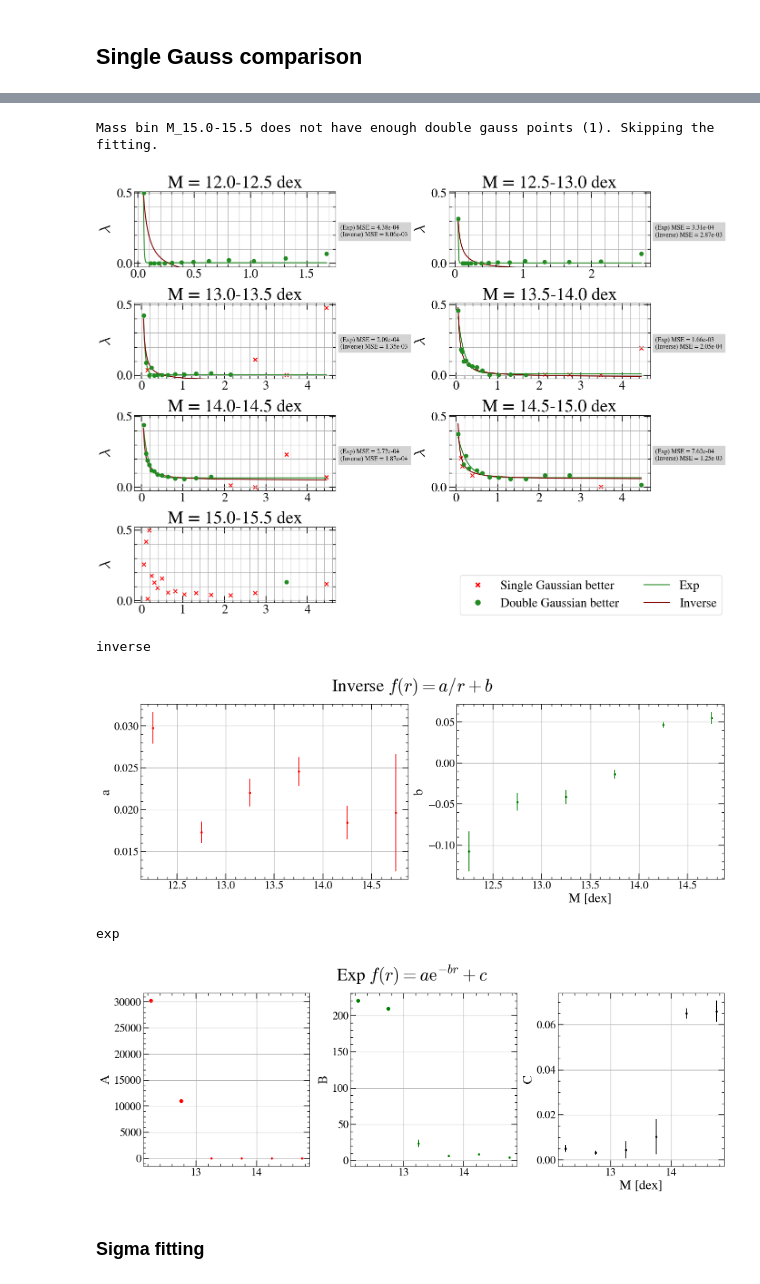
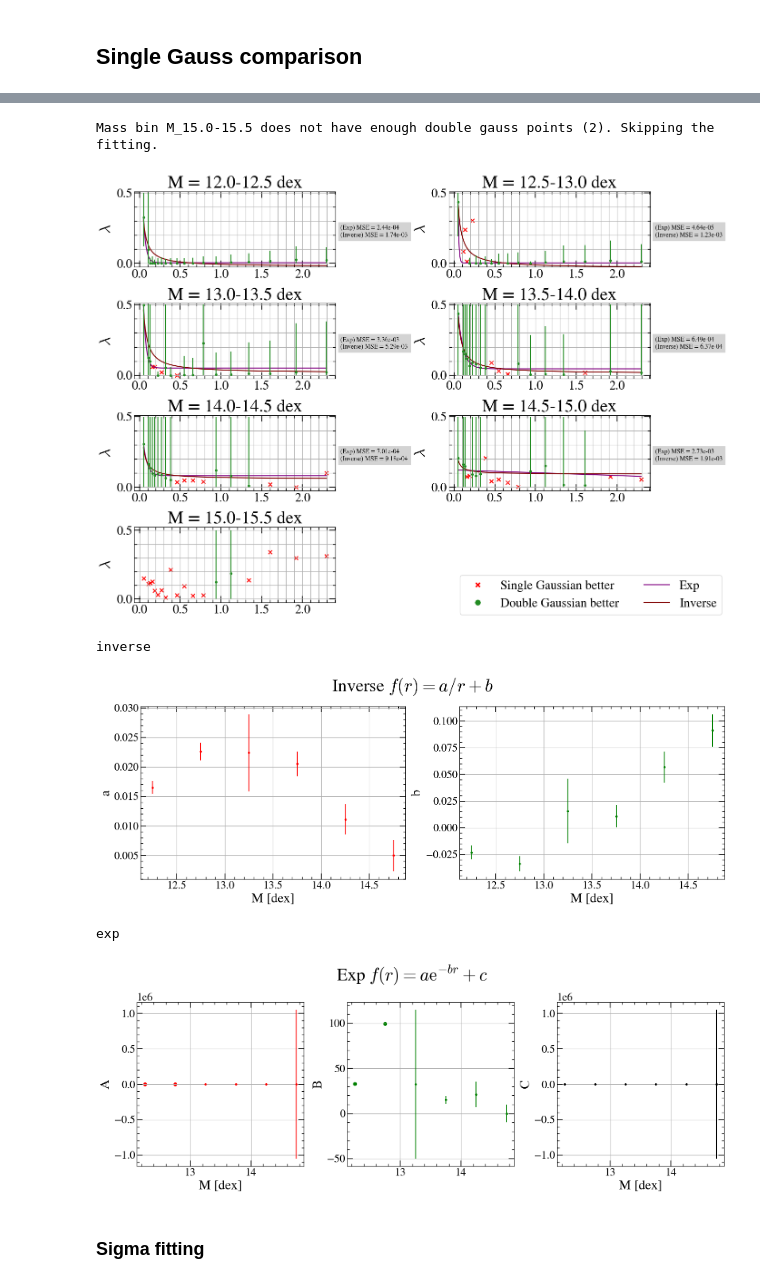
Before and after one commit to TimvdVuurst/MRP_vdvuurst, a Jupyter notebook: notebooks/onehalo_functional_forms.ipynb, the cells around one changed output, grey strips where cells are left out. Cells and saved outputs as stored; diff of their text form; code cells hidden in the pictures.

```diff
--- a/notebooks/onehalo_functional_forms.ipynb
+++ b/notebooks/onehalo_functional_forms.ipynb
@@ -211,9 +227,14 @@ colors = ['red', 'black', 'blue', 'forestgreen', 'orange', 'magenta', 'gray']
 color_dict = dict(zip(func_names,colors))
 func_dict = dict(zip(func_names, all_funcs))
 
-rbins = modified_logspace(0, 5, 18)
-rbin_centers = np.array([np.mean(rbins[i:i+2]) for i in range(17)])
+if r_unit == 'Mpc':
+    rbins = modified_logspace(0, 5, 18)
+    n = 17
+elif r_unit == 'Rvir':
+    rbins = modified_logspace(0, 2.5, 20)
+    n = 19
 
+rbin_centers = np.array([np.mean(rbins[i:i+2]) for i in range(n)])
 def reduced_chi2(O, E, sigma, dof):
     return np.sum(np.square(O - E) / sigma** 2) / dof
 
@@ -438,7 +459,7 @@ def compare_models(range_str = None, mode = 'both',single_better_border = 0.):
             # ax.set_ylabel(r'$-\log_{10}(\mathcal{L}_{\mathrm{d}} \cdot \mathcal{L}_{\mathrm{s}})$', fontsize =18)
             ax.set_ylabel(r'BIC diff', fontsize = 18)
             # ax.set_ylabel(r'$\frac{-\log_{10}(\mathcal{L}_{\mathrm{d}})}{-\log_{10}(\mathcal{L}_{\mathrm{s}})}$', fontsize =18)
-            ax.set_xlabel(r'$r_{\mathrm{centre}}$ [Mpc]', fontsize = 14)
+            ax.set_xlabel(r'$r_{\mathrm{centre}}$ [R200m]', fontsize = 14)
 
 
             legend_elements = [Line2D([0], [0], marker='X', color='white', label='Single Gaussian better',markerfacecolor='red', markersize=10),
@@ -492,11 +513,11 @@ def exp_no_c_func(x, a, b):
 
 all_funcs = [const_func, linear_func, parabola_func, exp_func, exp_sq_func, power_law_func, power_linear_func, inverse_func, exp_no_a_func, exp_no_b_func, exp_no_c_func]
 func_names = [f.__name__.split('_func')[0] for f in all_funcs]
-colors = ['red', 'black', 'blue', 'forestgreen', 'orange', 'magenta', 'gray', 'maroon', 'gold', 'deeppink','black']
+colors = ['red', 'black', 'blue', 'purple', 'orange', 'magenta', 'gray', 'maroon', 'gold', 'deeppink','black']
 color_dict = dict(zip(func_names,colors))
 func_dict = dict(zip(func_names, all_funcs))
 
-def fit_lambda(skip_first_point_low_mass = False):
+def fit_lambda(skip_first_point_low_mass = False, weigh_on_data = False):
     fig, axes = plt.subplots(nrows= 4, ncols = 2, figsize = (14,10))
     param_dict = {}
     for i, (key, mass_bin_dict) in enumerate(mass_dict.items()):
@@ -514,6 +535,7 @@ def fit_lambda(skip_first_point_low_mass = False):
 
         single_better_mask = single_better_dict[key]
         lambda_data = np.array(mass_bin_dict['lambda'])
+        lambda_errs = np.array((mass_bin_dict['lambda_errors']))
 
         n_data = mass_bin_dict['N']
 
@@ -522,13 +544,17 @@ def fit_lambda(skip_first_point_low_mass = False):
             valid_idx[0] = False
 
         rbin_centers_valid, lambda_data_valid, single_better_mask_valid = rbin_centers[valid_idx], lambda_data[valid_idx], single_better_mask[valid_idx]
+        lambda_errs_valid = lambda_errs[valid_idx]
+
 
         ax.scatter(rbin_centers_valid[single_better_mask_valid], lambda_data_valid[single_better_mask_valid], color = 'red', marker = 'x')
 
         # all valid points for which the double gauss model scored better BIC score
         rc_double_gauss = rbin_centers_valid[~single_better_mask_valid]
         lambda_double_gauss = lambda_data_valid[~single_better_mask_valid]
-        ax.scatter(rc_double_gauss, lambda_double_gauss, color = 'forestgreen', zorder = 10)
+        lambda_err_double_gauss = lambda_errs_valid[~single_better_mask_valid]
+        # ax.scatter(rc_double_gauss, lambda_double_gauss, color = 'forestgreen', zorder = 10)
+        ax.errorbar(rc_double_gauss, lambda_double_gauss, yerr = lambda_err_double_gauss.T, fmt = '.', color = 'forestgreen', zorder = 10)
 
         if sum(~single_better_mask_valid) < 3:
             print(f'Mass bin {key} does not have enough double gauss points ({sum(~single_better_mask_valid)}). Skipping the fitting.')
@@ -549,10 +575,14 @@ def fit_lambda(skip_first_point_low_mass = False):
         paramstr = ''
         for fit_func, func_name, init in zip(funcs,func_names,init_guesses):
             try:
-                sigma = 1 /n_data[valid_idx & ~single_better_mask]
-                popt, pcov, infodict, msg, ier = curve_fit(fit_func, xdata = rc_double_gauss, ydata = lambda_double_gauss,
-                                        p0 = init, maxfev = 10000, full_output= True, sigma = sigma, absolute_sigma = False)
-
+                if weigh_on_data:
+                    sigma = 1 /n_data[valid_idx & ~single_better_mask]
+                    popt, pcov, infodict, msg, ier = curve_fit(fit_func, xdata = rc_double_gauss, ydata = lambda_double_gauss,
+                                            p0 = init, maxfev = 10000, full_output= True,
+                                              sigma = sigma, absolute_sigma = False)
+                else:
+                    popt, pcov, infodict, msg, ier = curve_fit(fit_func, xdata = rc_double_gauss, ydata = lambda_double_gauss,
+                                            p0 = init, maxfev = 10000, full_output= True)
                 # print(key, func_name, infodict['nfev'])
                 # if func_name.lower() == 'exp' or func_name.lower() == 'inverse':
                 param_dict[key+func_name] = popt
@@ -575,18 +605,21 @@ def fit_lambda(skip_first_point_low_mass = False):
                 paramstr += f'({pretty_func_label}) ' + 'MSE = ' + f'{mse_val:.2e}\n'
                 # paramstr += f'({pretty_func_label}) ' + r'$\chi^2_{\nu}$ = ' + f'{chi2:.2f}\n'
 
-                xvalues = np.linspace(np.min(rbin_centers[valid_idx]), np.max(rbin_centers[valid_idx]), 1000)
+                xvalues = np.linspace(np.min(rbin_centers_valid), np.max(rbin_centers_valid), 1000)
                 yvalues = fit_func(xvalues, *popt)
                 ax.plot(xvalues, yvalues, c = color_dict[func_name])
 
         paramstr = paramstr.strip('\n')
         ax.set_ylim(-0.025,0.51)
         ax.text(1.025,0.4,paramstr,fontsize=10,backgroundcolor='lightgray',zorder=-1,transform=ax.transAxes)
+        # ax.set_xscale('log')
 
 
     legend_elements = [Line2D([0], [0], marker='X', color='white', label='Single Gaussian better',markerfacecolor='red', markersize=10),
                         Line2D([0], [0], marker='o', color='white', label='Double Gaussian better', markerfacecolor='forestgreen', markersize=10)]
 
+    funcs = [exp_func, inverse_func]
+    func_names = [f.__name__.split('_func')[0] for f in funcs]
     for f in func_names:
         pretty_func_label = f'{f[0].upper()}{f[1:].replace('_',' ')}'
 
@@ -599,11 +632,11 @@ def fit_lambda(skip_first_point_low_mass = False):
 
     return param_dict
 
-param_dict_lambda = fit_lambda()
+param_dict_lambda = fit_lambda(weigh_on_data=True)
 # fit_lambda(True)
 # %% [output]
-Mass bin M_15.0-15.5 does not have enough double gauss points (1). Skipping the fitting.
+Mass bin M_15.0-15.5 does not have enough double gauss points (2). Skipping the fitting.
-[figure, old version]
+[figure, new version]
 # %%
 from inspect import signature
 
@@ -635,39 +668,40 @@ def fit_mass_dependence(param = 'lambda', function = inverse_func, skip_n = 0, p
     for i in range(n_params):
         axes[i].set_ylabel(param_names[i])
 
+    axes[0].set_xlabel('M [dex]')
     axes[-1].set_xlabel('M [dex]')
     for ax in axes:
         ax.grid()
 
     for i,key in enumerate(mass_keys):
         mass_val = mass_bin_centers[i]
         try:
             popt, perr = param_dict_lambda[key+func_name], param_dict_lambda[key+func_name+'_err']
 
             for j in range(len(popt)):
                 if skip_n != 0:
                     if j < skip_n and i < skip_n:
                         axes[j].scatter(mass_val, popt[j], c = colors[j])
                     else:
                         axes[j].errorbar(mass_val, popt[j], yerr = perr[j], fmt = '.', c = colors[j])
                 else:
                    axes[j].errorbar(mass_val, popt[j], yerr = perr[j], fmt = '.', c = colors[j])
         except KeyError:
             pass
 
     plt.tight_layout()
     plt.show()
 
 fit_mass_dependence()
 # fit_mass_dependence(function = exp_func)
 fit_mass_dependence(function = exp_func, skip_n= 2)
 # fit_mass_dependence(function = exp_no_a_func)
 # fit_mass_dependence(function = exp_no_b_func, param_names = ['a', 'c'])
 # fit_mass_dependence(function = exp_no_c_func, param_names = ['a', 'b'], skip_n = 2)
 # %% [output]
 inverse
-[figure, old version]
+[figure, new version]
 exp
-[figure, old version]
+[figure, new version]
 # %% [markdown]
 ### Sigma fitting
```
Also changed, not shown: parts of 8 cells of this notebook, 8 other files.
